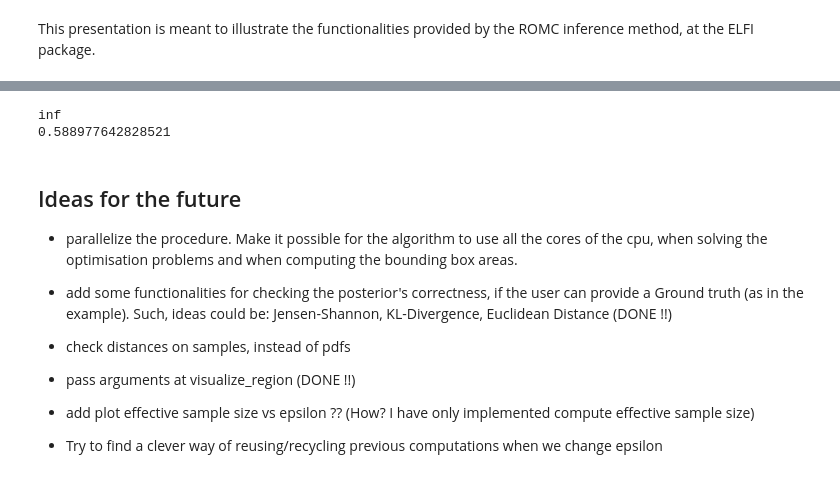
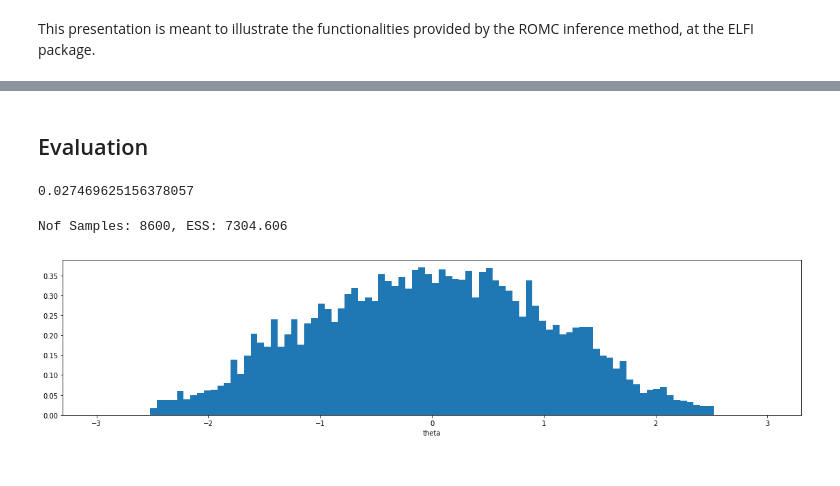
Before and after one commit to givasile/edinburgh-thesis, a Jupyter notebook: presentation_examples/example_1D.ipynb, the cells around one changed output, grey strips where cells are left out. Drawn from its saved outputs; the diff is of its cells as text; code cells hidden in the pictures.

```diff
--- a/presentation_examples/example_1D.ipynb
+++ b/presentation_examples/example_1D.ipynb
@@ -290,27 +302,27 @@ Expected variance: 2.648
+# %% [markdown]
+## Evaluation
 # %%
+# compute divergence
 def wrapper(x):
+    """gt_posterior_pdf with batching.
+    """
     res = []
     for i in range(x.shape[0]):
         tmp = x[i]
         res.append(gt_posterior_pdf(float(tmp)))
     return np.array(res)
 
-print(elfi.methods.utils.compute_divergence(wrapper, romc.eval_posterior, limits = [(-2, 2)], step=0.1))
-print(elfi.methods.utils.compute_divergence(romc.eval_posterior, wrapper, limits = [(-2, 2)], step=0.1))
+print(romc.compute_divergence(wrapper, distance="Jensen-Shannon"))
 # %% [output]
-inf
-0.588977642828521
+0.027469625156378057
-# %% [markdown]
-## Ιdeas for the future
-
-* parallelize the procedure. Make it possible for the algorithm to use all the cores of the cpu, when solving the optimisation problems and when computing the bounding box areas.
-
-* add some functionalities for checking the posterior's correctness, if the user can provide a Ground truth (as in the example). Such, ideas could be: Jensen-Shannon, KL-Divergence, Euclidean Distance (DONE !!)
-
-* check distances on samples, instead of pdfs
-
-* pass arguments at visualize_region (DONE !!)
-
-* add plot effective sample size vs epsilon ?? (How? I have only implemented compute effective sample size)
-
-* Try to find a clever way of reusing/recycling previous computations when we change epsilon
+# %%
+# compute ESS
+print("Nof Samples: %d, ESS: %.3f" % (len(romc.result.weights), romc.compute_ess()))
+# %% [output]
+Nof Samples: 8600, ESS: 7304.606
+# %%
+# some functionalities of ELFI results class
+romc.result.plot_marginals(weights=romc.result.weights, bins=100, density=True, range=(-3,3))
+plt.show()
+# %% [output]
+[figure, added]
```
Also changed, not shown: parts of 18 cells of this notebook, 24 other files.
